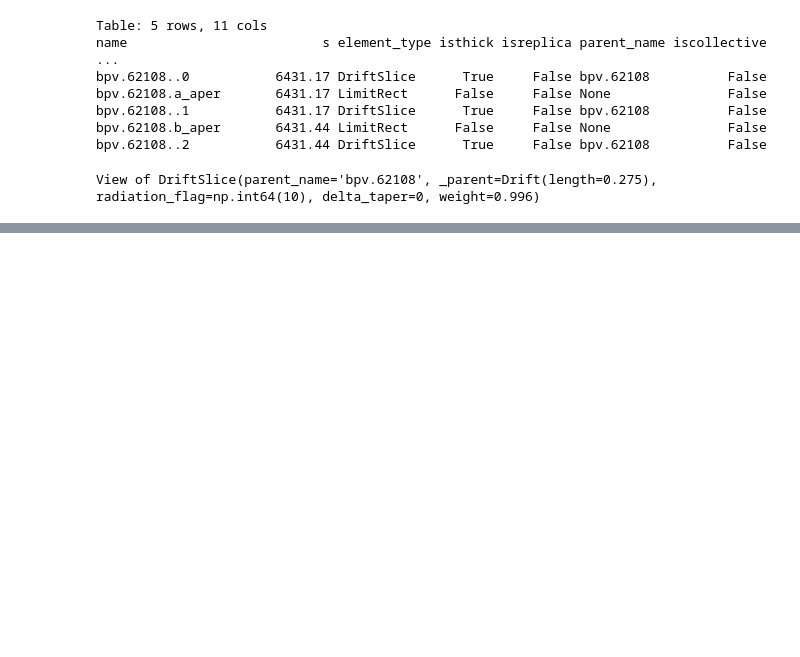
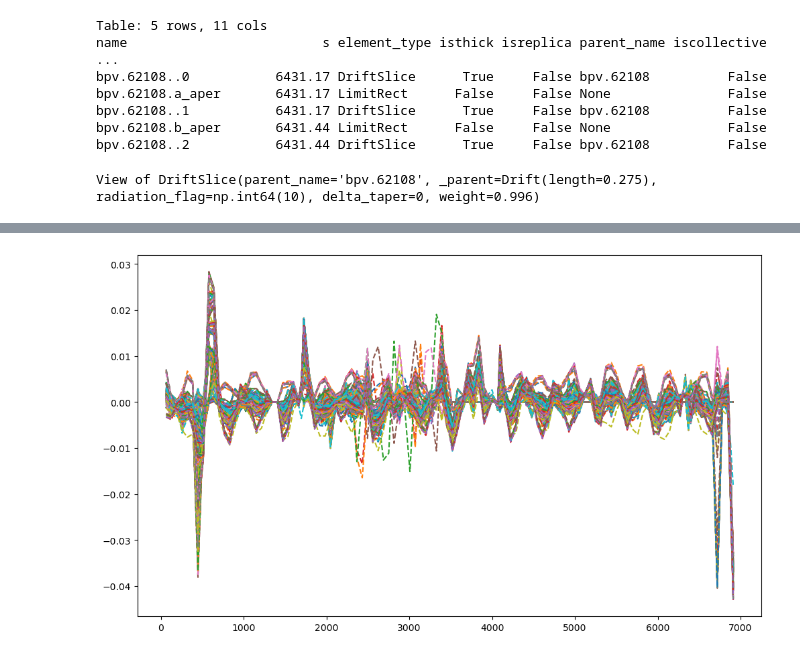
Before and after one commit to lisepauwels/sps_simulations, a Jupyter notebook: MD_analysis/bump_installation_test.ipynb, the cells around one changed output, grey strips where cells are left out. Cells and saved outputs as stored; diff of their text form; code cells hidden in the pictures; blank space fills up the shorter version.

```diff
--- a/MD_analysis/bump_installation_test.ipynb
+++ b/MD_analysis/bump_installation_test.ipynb
@@ -368,0 +614,21 @@ _end_point              6911.5   -1.1268e-05  -2.02305e-07   2.64263e-07  -1.978
+# %%
+def load_all_bpm_files(directory_coll):
+    bpm_files_by_timestamp = {}
+
+    pattern = re.compile(r"ORBIT_SPSRING_(\d{4}-\d{2}-\d{2}_\d{2}-\d{2}-\d{2})_.*\.data\.gz")
+
+    for file in Path(directory_coll).glob("ORBIT_SPSRING_*.data.gz"):
+        match = pattern.match(file.name)
+        if match:
+            timestamp = match.group(1)
+            try:
+                bpm_files_by_timestamp[timestamp] = load_bpm_file_data(file)
+            except (AssertionError, EOFError, OSError, ValueError) as e:
+                print(f"Skipping file due to error ({type(e).__name__}): {file}")
+                continue
+
+    return bpm_files_by_timestamp
+# %%
+directory_coll = Path('/eos/project-c/collimation-team/acquisition_data/SPS/20250430')
+# %%
+bpm_dict = load_all_bpm_files(directory_coll)
@@ -368,0 +640,8 @@ _end_point              6911.5   -1.1268e-05  -2.02305e-07   2.64263e-07  -1.978
+# %%
+hor_pos = {time : bpm_dict[time]['orbit'].restr_orbit_plane(bpms_hor_in_line) for time in bpm_dict}
+# %%
+plt.figure(figsize=(12,7))
+for time in bpm_dict:
+    plt.plot(s_arr, hor_pos[time]*1e-6, linestyle='--')
+# %% [output]
+[figure, added]
```
Also changed, not shown: parts of 29 cells of this notebook, 1 other file.
